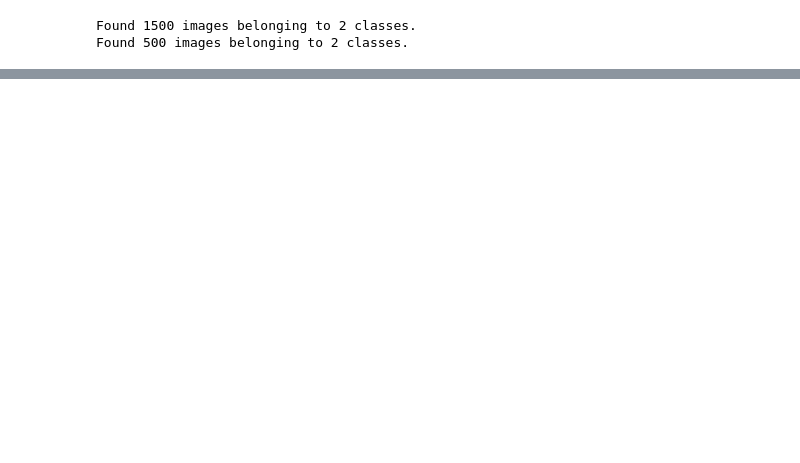
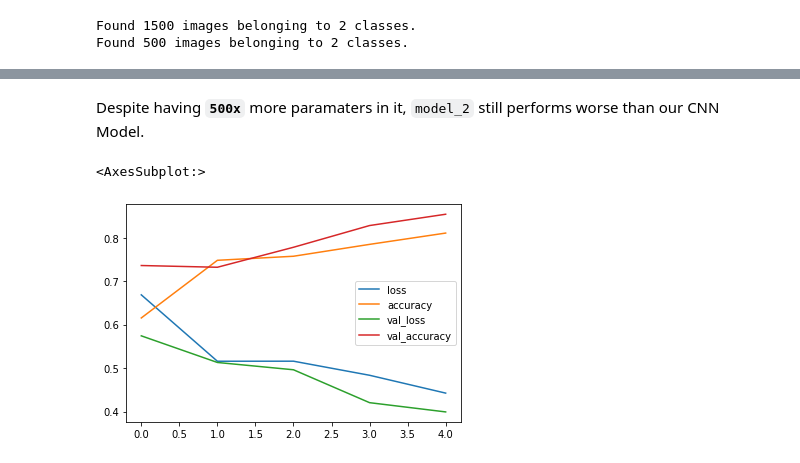
Before and after one commit to Anikate-De/TensorFlow-Deep-Learning, a Jupyter notebook: Convolutional Neural Network.ipynb, the cells around one changed output, grey strips where cells are left out. Cells and saved outputs as stored; diff of their text form; code cells hidden in the pictures; blank space fills up the shorter version.

Commit message:
complete cnn model for binary prediction and evaluation

```diff
--- a/Convolutional Neural Network.ipynb
+++ b/Convolutional Neural Network.ipynb
@@ -152,12 +203,15 @@ Found 500 images belonging to 2 classes.
 model_1 = tf.keras.Sequential([
     tf.keras.layers.Conv2D(filters = 10,
                            kernel_size = 3,
+                           strides = 1,
                            activation = 'relu',
                            input_shape = (224, 224, 3)),
+    tf.keras.layers.MaxPool2D(pool_size=2),
     tf.keras.layers.Conv2D(10, 3, activation = 'relu'),
     tf.keras.layers.MaxPool2D(pool_size = 2,
                               padding = 'valid'),
     tf.keras.layers.Conv2D(10, 3, activation = 'relu'),
+    tf.keras.layers.MaxPool2D(),
     tf.keras.layers.Conv2D(10, 3, activation = 'relu'),
     tf.keras.layers.MaxPool2D(2),
     tf.keras.layers.Flatten(),
@@ -186,0 +320,8 @@ Epoch 5/5
+# %% [markdown]
+Despite having **`500x`** more paramaters in it, `model_2` still performs worse than our CNN Model.
+# %%
+import pandas as pd
+pd.DataFrame(history_1.history).plot()
+# %% [output]
+<AxesSubplot:>
+[figure, added]
```
Also changed, not shown: parts of 48 cells of this notebook.
